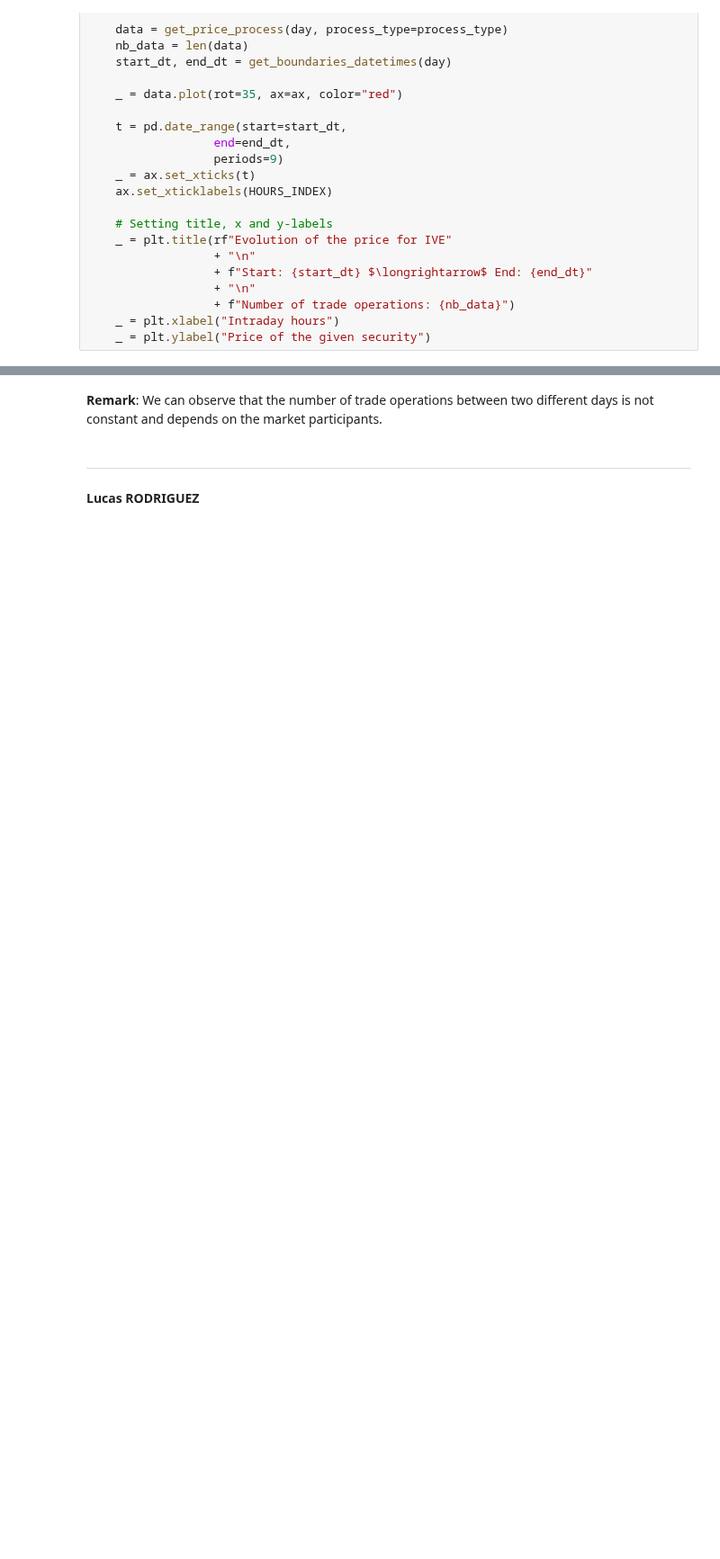
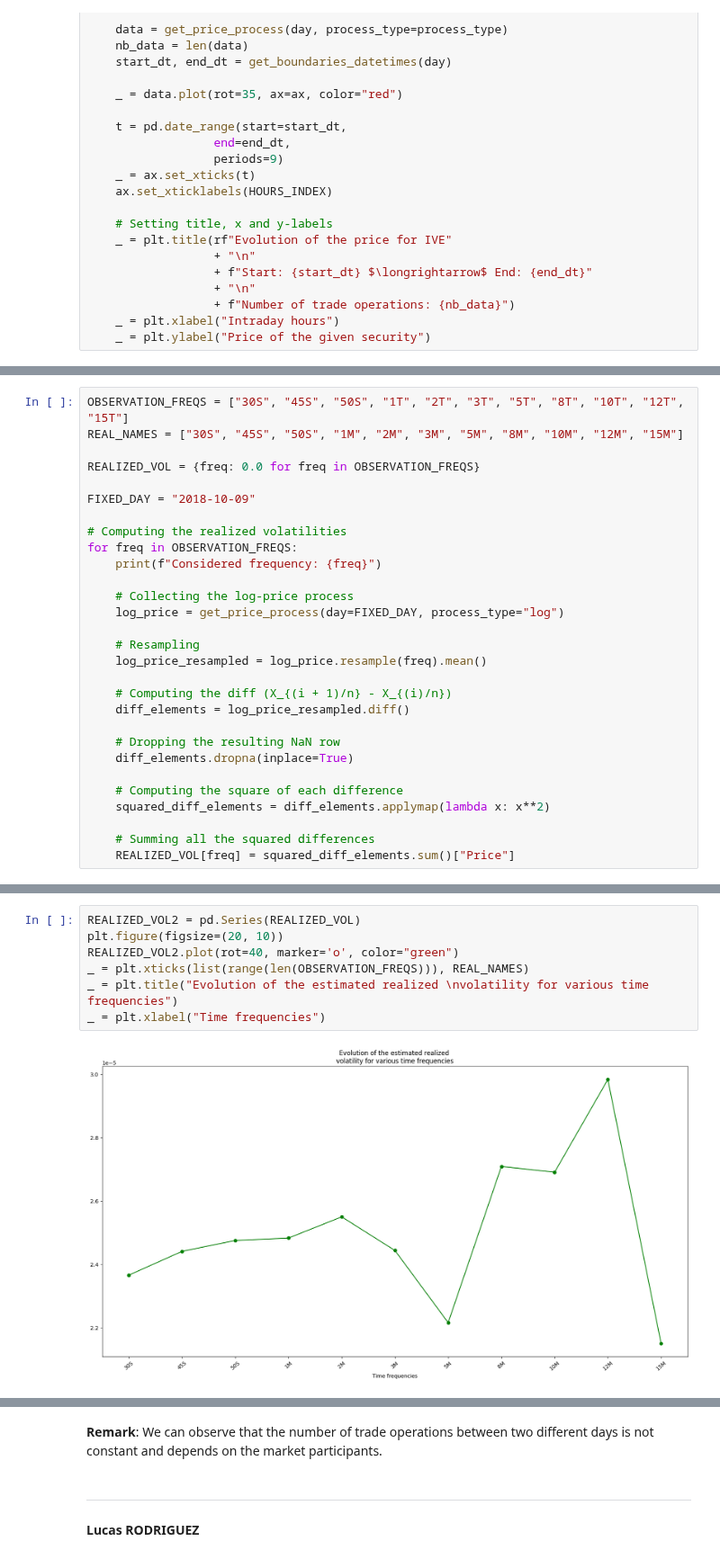
Before and after one commit to lcsrodriguez/HFT-IntradayVol-Estimation, a Jupyter notebook: main.ipynb, the cells around one changed output, grey strips where cells are left out. Shown at 90% size. Saved outputs shown, nothing was run; the diff lists cells and outputs as text; blank space fills up the shorter version.

Commit message:
Adding estimated realized vol

```diff
--- a/main.ipynb
+++ b/main.ipynb
@@ -219,0 +202,29 @@ get_price_process("2018-10-09")
+# %%
+OBSERVATION_FREQS = ["30S", "45S", "50S", "1T", "2T", "3T", "5T", "8T", "10T", "12T", "15T"]
+REAL_NAMES = ["30S", "45S", "50S", "1M", "2M", "3M", "5M", "8M", "10M", "12M", "15M"]
+
+REALIZED_VOL = {freq: 0.0 for freq in OBSERVATION_FREQS}
+
+FIXED_DAY = "2018-10-09"
+
+# Computing the realized volatilities
+for freq in OBSERVATION_FREQS:
+    print(f"Considered frequency: {freq}")
+
+    # Collecting the log-price process
+    log_price = get_price_process(day=FIXED_DAY, process_type="log")
+
+    # Resampling
+    log_price_resampled = log_price.resample(freq).mean()
+
+    # Computing the diff (X_{(i + 1)/n} - X_{(i)/n})
+    diff_elements = log_price_resampled.diff()
+
+    # Dropping the resulting NaN row
+    diff_elements.dropna(inplace=True)
+
+    # Computing the square of each difference
+    squared_diff_elements = diff_elements.applymap(lambda x: x**2)
+
+    # Summing all the squared differences
+    REALIZED_VOL[freq] = squared_diff_elements.sum()["Price"]
@@ -219,0 +257,9 @@ get_price_process("2018-10-09")
+# %%
+REALIZED_VOL2 = pd.Series(REALIZED_VOL)
+plt.figure(figsize=(20, 10))
+REALIZED_VOL2.plot(rot=40, marker='o', color="green")
+_ = plt.xticks(list(range(len(OBSERVATION_FREQS))), REAL_NAMES)
+_ = plt.title("Evolution of the estimated realized \nvolatility for various time frequencies")
+_ = plt.xlabel("Time frequencies")
+# %% [output]
+[figure, added]
```
Also changed, not shown: parts of 19 cells of this notebook.
